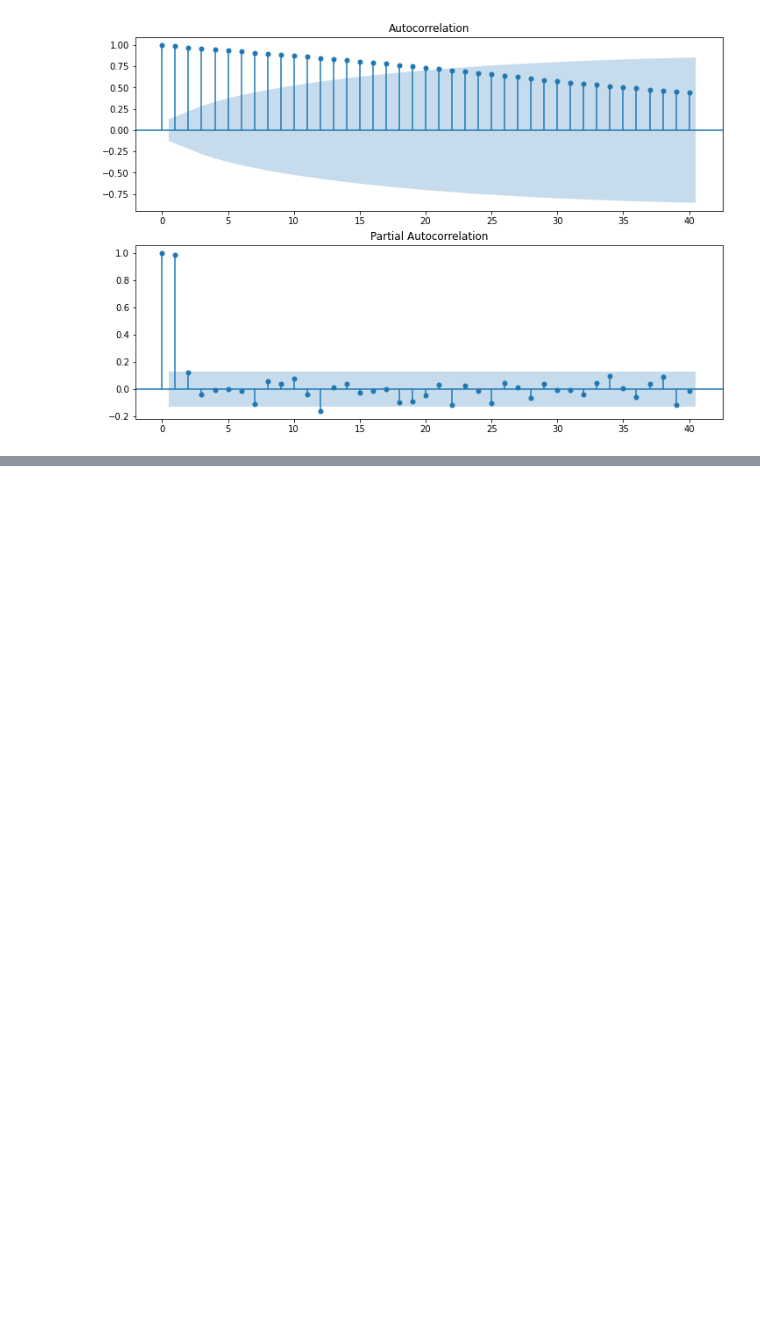
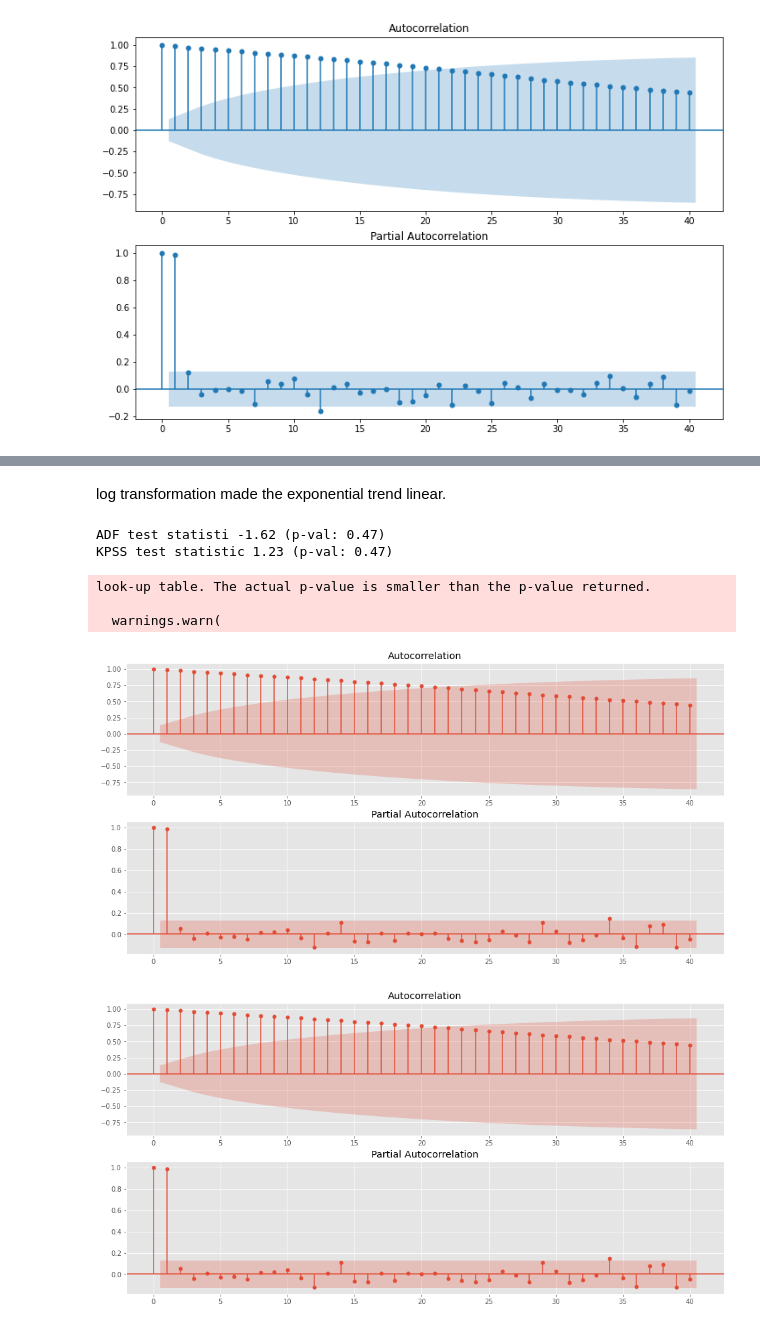
Before and after one commit to annkon22/Finance_python, a Jupyter notebook: testing_stationarity.ipynb, the cells around one changed output, grey strips where cells are left out. Cells and saved outputs as stored; diff of their text form; code cells hidden in the pictures; blank space fills up the shorter version.

```diff
--- a/testing_stationarity.ipynb
+++ b/testing_stationarity.ipynb
@@ -87,0 +148,13 @@ plt.show()
+# %% [markdown]
+log transformation made the exponential trend linear.
+# %%
+# test_autocorrelation function helps to investigate whether the series is stationary
+test_autocorrelation(df.price_log)
+# %% [output]
+ADF test statisti -1.62 (p-val: 0.47)
+KPSS test statistic 1.23 (p-val: 0.47)
+look-up table. The actual p-value is smaller than the p-value returned.
+
+  warnings.warn(
+[figure, added]
+[figure, added]
```
Also changed, not shown: parts of 13 cells of this notebook.
